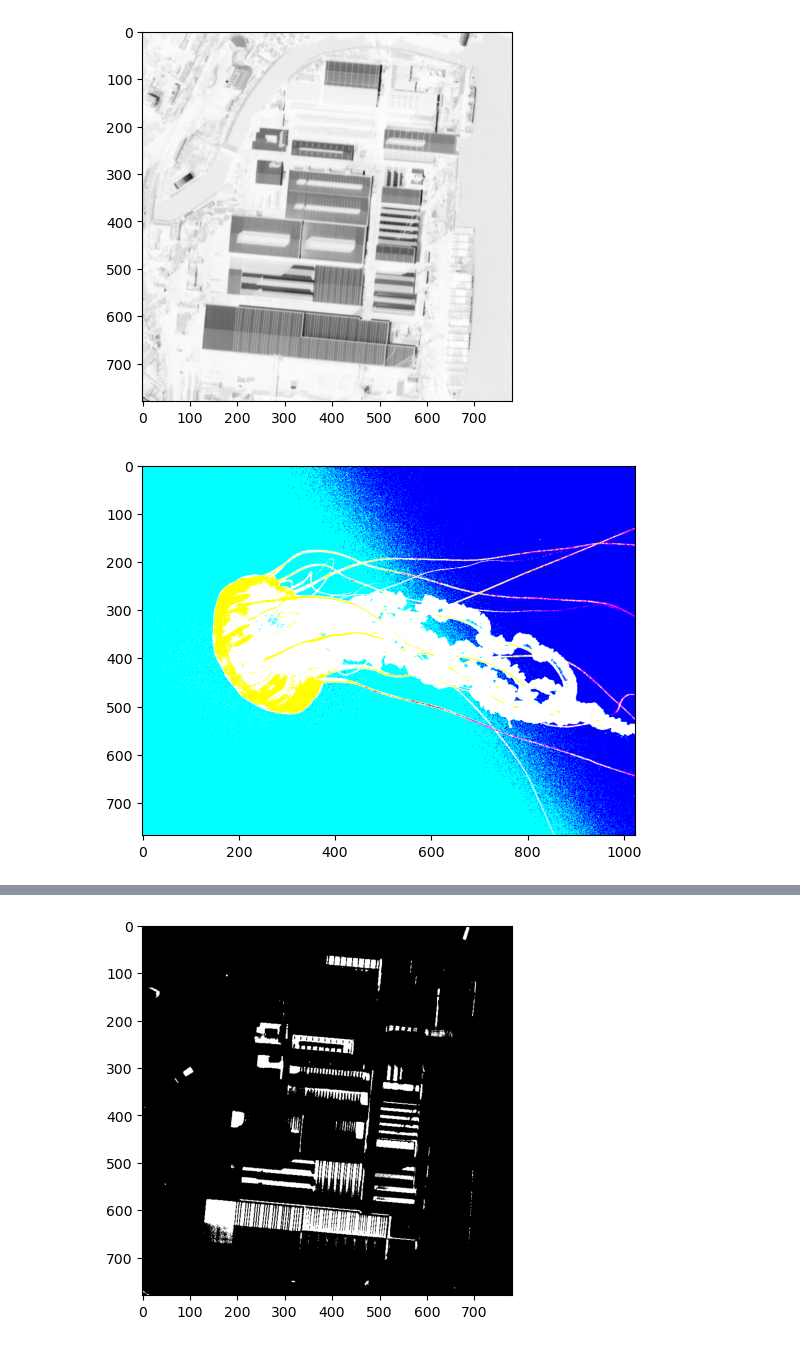
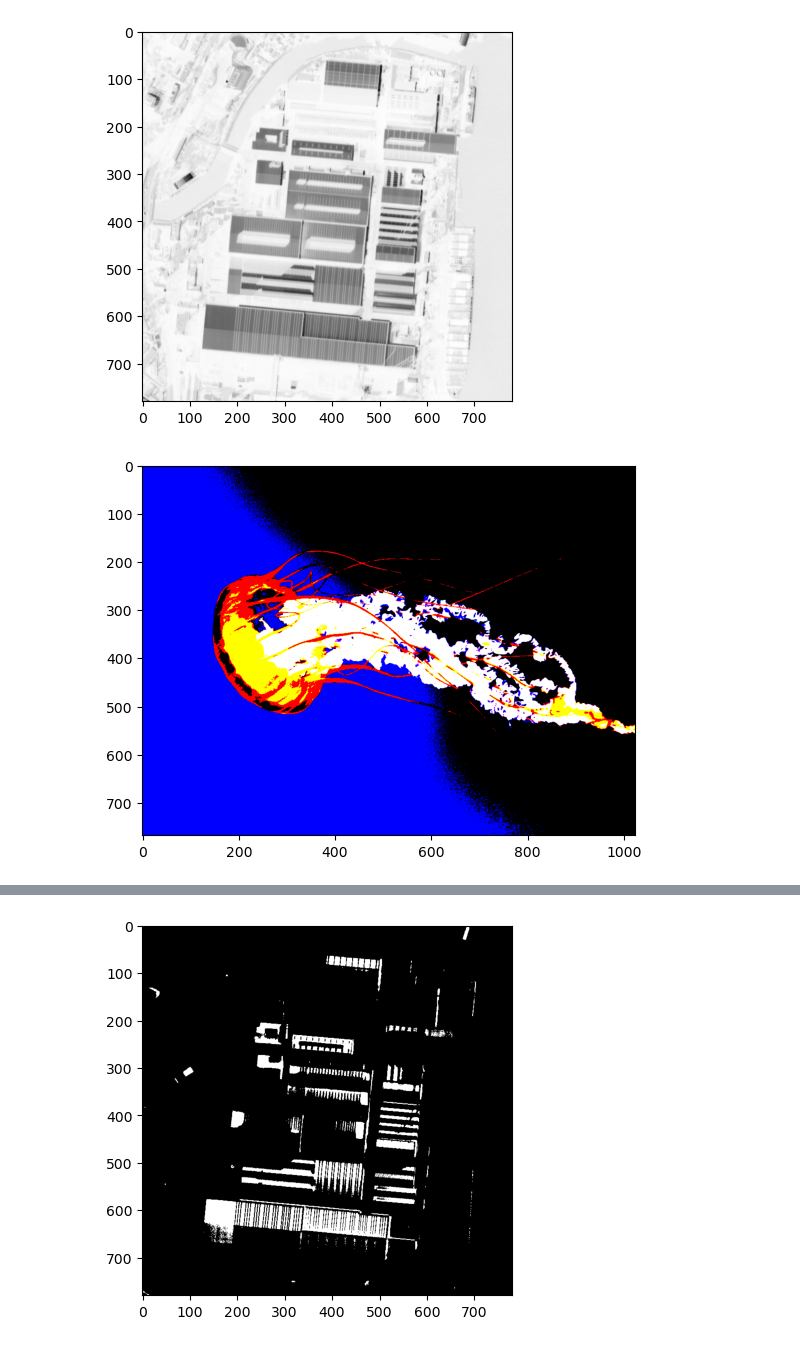
Before and after one commit to 62RUCop/Knazkov, a Jupyter notebook: xmlrpc_client.ipynb, the cells around one changed output, grey strips where cells are left out. Drawn from its saved outputs; the diff is of its cells as text; code cells hidden in the pictures.

```diff
--- a/xmlrpc_client.ipynb
+++ b/xmlrpc_client.ipynb
@@ -4,21 +4,21 @@
 import xmlrpc.client as rpc
 import pickle
 
-server = rpc.ServerProxy("http://localhost:8008")
+server_proxy = rpc.ServerProxy("http://localhost:8010")
 
-print('Ping:', server.ping())
+print('Ping:', server_proxy.execute('ping'))
 
-print('Server datetime:', server.now())
+print('Server datetime:', server_proxy.execute('now'))
 
-print('View, type, value:', server.type(2))
-print('View, type, value:', server.type(2.))
-print('View, type, value:', server.type('My string'))
-print('View, type, value:', server.type("My string"))
-print('View, type, value:', server.type([1,2,3]))
-print('View, type, value:', server.type(["one", "two", "three"]))
-print('View, type, value:', server.type((1,2,"3")))
+print('View, type, value:', server_proxy.execute('type', 2))
+print('View, type, value:', server_proxy.execute('type', 2.))
+print('View, type, value:', server_proxy.execute('type', 'My string'))
+print('View, type, value:', server_proxy.execute('type', "My string"))
+print('View, type, value:', server_proxy.execute('type', [1, 2, 3]))
+print('View, type, value:', server_proxy.execute('type', ["one", "two", "three"]))
+print('View, type, value:', server_proxy.execute('type', (1, 2, "3")))
 
-print('Sum 2 + 3 :', server.sum(2, 3))
-print('Pow 2^3: ', server.pow(2, 3))
+print('Sum 2 + 3 :', server_proxy.execute('sum', 2, 3))
+print('Pow 2^3: ', server_proxy.execute('pow', 2, 3))
 # %% [output]
 Ping: True
@@ -57,7 +57,7 @@ pimg = pickle.dumps(img_arr) # универсально
 
 img_bin = rpc.Binary(pimg)
 
-img_bin2 = server.send_back_binary(img_bin)
+img_bin2 = server_proxy.execute('send_back_binary', img_bin)
 
 #img_arr2 = np.loads(img_bin2.data)
 img_arr2 = pickle.loads(img_bin2.data) # универсально
@@ -96,7 +96,6 @@ print(server.black_list_check_by_name_and_birthday('Иванов', 'Иван', '
 # %%
 colored_img = 'Jellyfish.jpg'
 monochrome_img = '11.bmp'
-gray()
 
 def show_modified_image(path, modify_func, param=None):
     img = Image.open(path)
@@ -104,18 +103,18 @@ def show_modified_image(path, modify_func, param=None):
     pimg = pickle.dumps(img_arr)
     img_bin = rpc.Binary(pimg)
     if param is None:
-        img_bin_out = modify_func(img_bin)
+        img_bin_out = server_proxy.execute(modify_func, img_bin)
     else:
-        img_bin_out = modify_func(img_bin, param)
+        img_bin_out = server_proxy.execute(modify_func, img_bin, param)
     img_arr_out = pickle.loads(img_bin_out.data)
     gray()
     imshow(img_arr_out)
     show()
 
-# Задание 5. Модифицировать функцию сервера send_back_inversion на корректную работу также с монохромными изображениями,
+# Лабораторная 1. Задание 5. Модифицировать функцию сервера send_back_inversion на корректную работу также с монохромными изображениями,
 # т.е. входными данными могут быть размерности (M, N, 3) и (M, N, 1).
 
-show_modified_image(colored_img, server.color_inversion)
+show_modified_image(colored_img, 'color_inversion')
 # %% [output]
 [figure]
 # %%
@@ -123,8 +122,8 @@ show_modified_image(monochrome_img, server.color_inversion)
 # %% [output]
 [figure]
 # %%
-# Задание 6. Функция бинаризации изображения по задаваемому порогу 1-255 для цветных и монохромных изображений
-matplotlib.pyplot.gray()
-show_modified_image(colored_img, server.binarize_by_threshold, 10)
+# Лабораторная 1. Задание 6. Функция бинаризации изображения по задаваемому порогу 1-255 для цветных и монохромных изображений
+
+show_modified_image(colored_img, 'binarize_by_threshold', 100)
 # %% [output]
-[figure, old version]
+[figure, new version]
```
Also changed, not shown: parts of 10 cells of this notebook, 7 other files.
